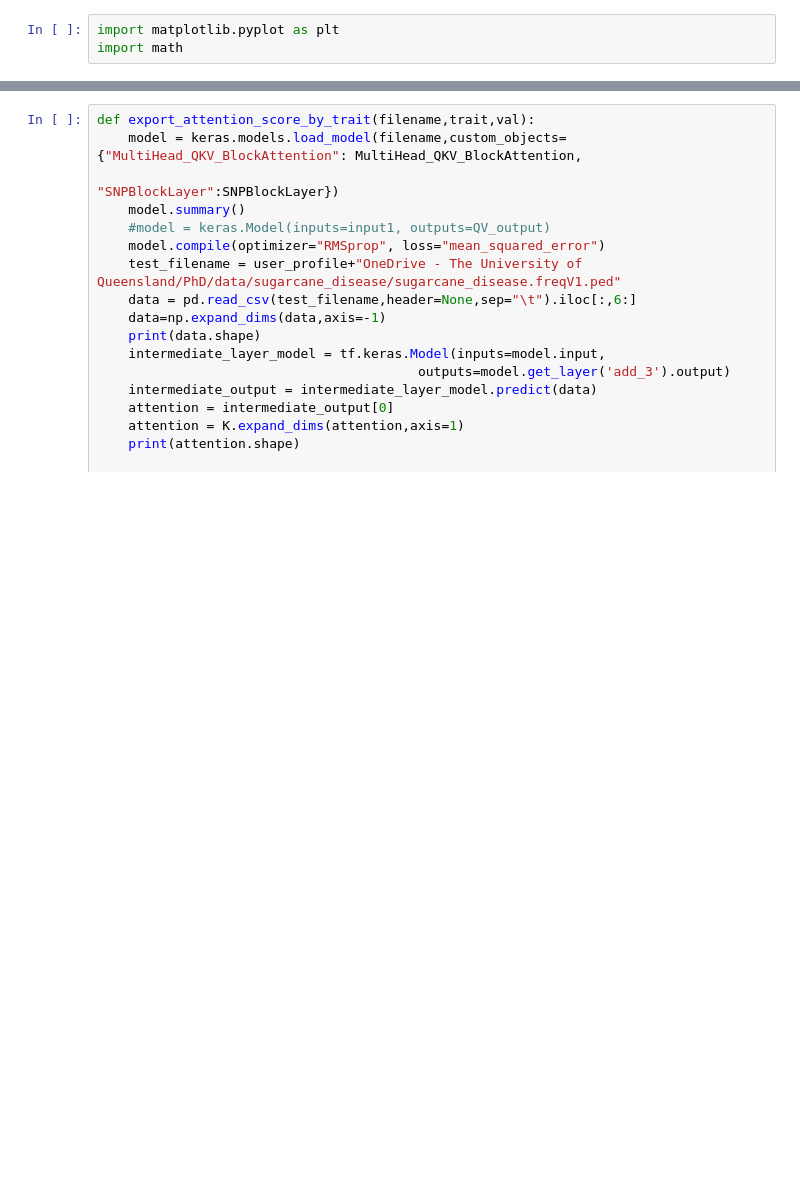
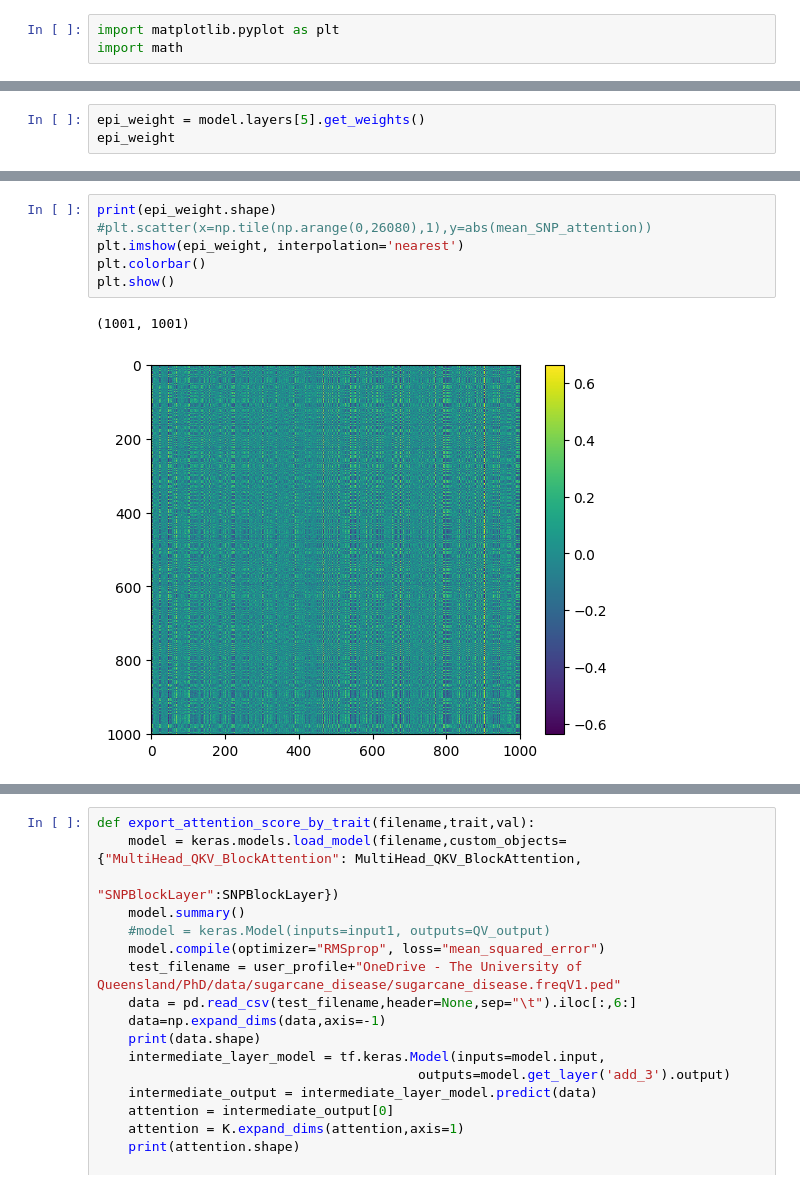
Before and after one commit to CCS-voidBird/PhD_Notebook, a Jupyter notebook: Code/ML_composer/Shap_Model_Interpretation.ipynb, the cells around one changed output, grey strips where cells are left out. Cells and saved outputs as stored; diff of their text form; blank space fills up the shorter version.

```diff
--- a/Code/ML_composer/Shap_Model_Interpretation.ipynb
+++ b/Code/ML_composer/Shap_Model_Interpretation.ipynb
@@ -125,0 +162,3 @@ mean_SNP_attention.shape
+# %%
+epi_weight = model.layers[5].get_weights()
+epi_weight
@@ -125,0 +182,9 @@ mean_SNP_attention.shape
+# %%
+print(epi_weight.shape)
+#plt.scatter(x=np.tile(np.arange(0,26080),1),y=abs(mean_SNP_attention))
+plt.imshow(epi_weight, interpolation='nearest')
+plt.colorbar()
+plt.show()
+# %% [output]
+(1001, 1001)
+[figure, added]
```
Also changed, not shown: parts of 20 cells of this notebook.
